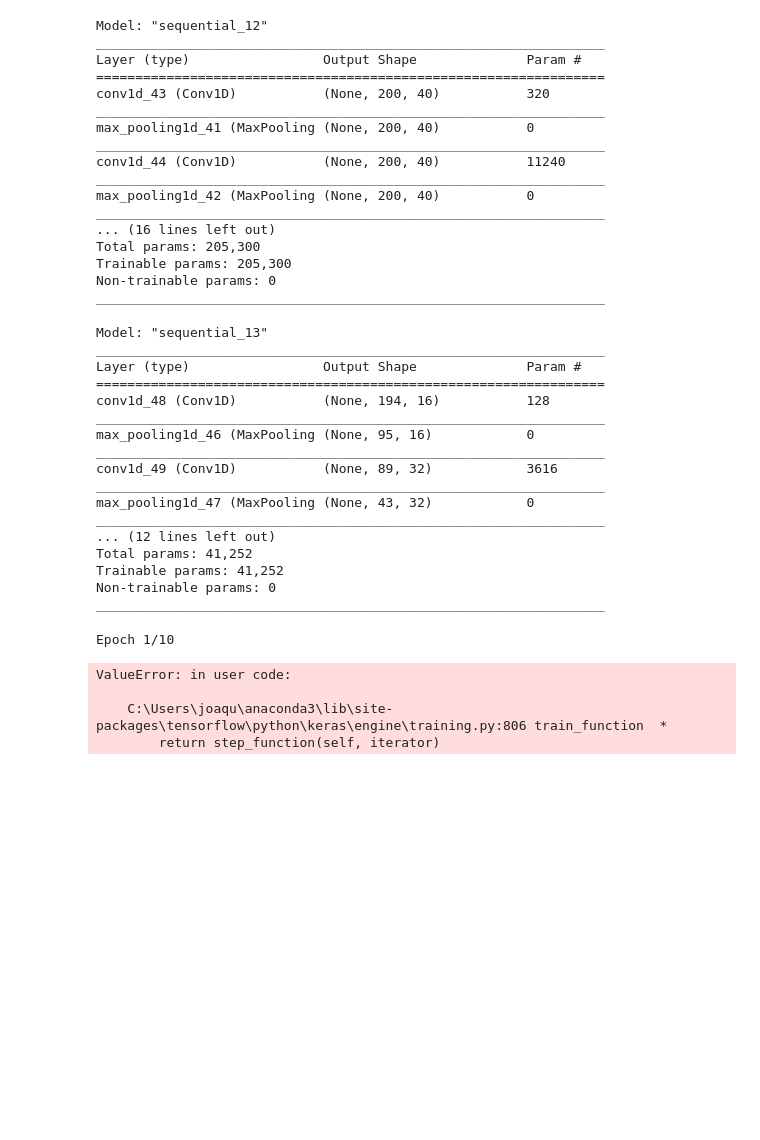
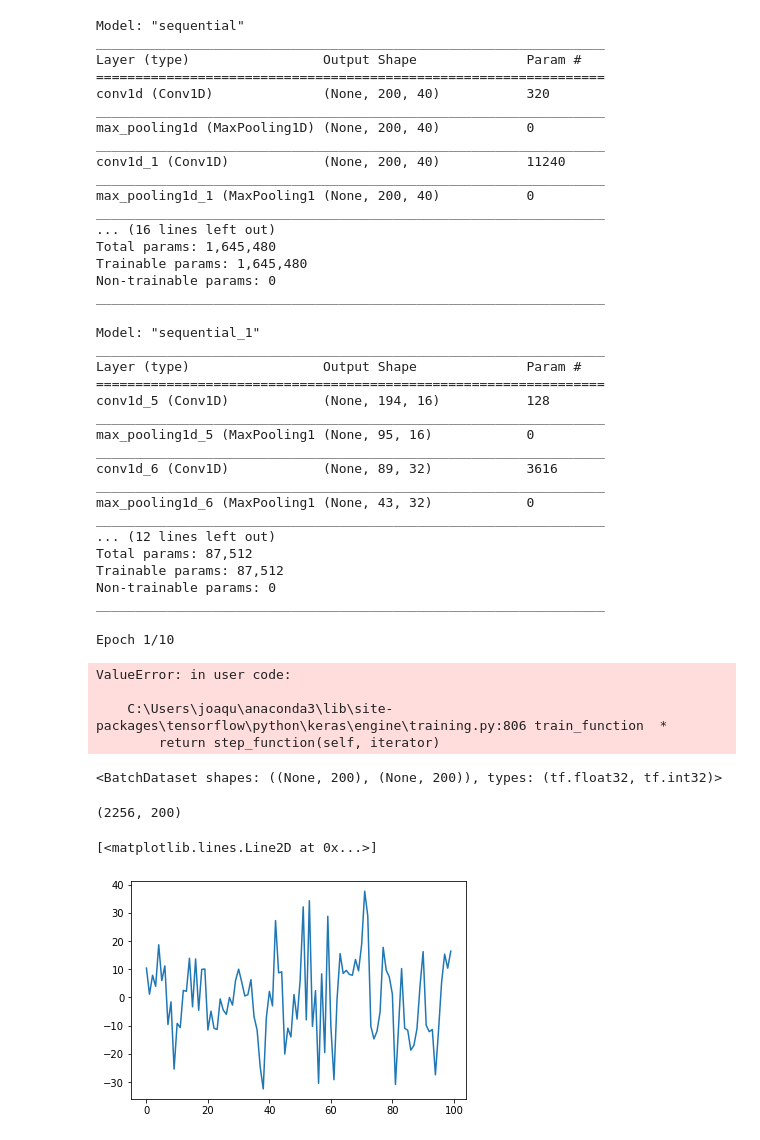
Before and after one commit to joaquin2c/EL4106-Proyecto-Localizacion-husos-sigma, a Jupyter notebook: Codigo_Spindles.ipynb, the cells around one changed output. Drawn from its saved outputs; the diff is of its cells as text; code cells hidden in the pictures; blank space fills up the shorter version.

```diff
--- a/Codigo_Spindles.ipynb
+++ b/Codigo_Spindles.ipynb
@@ -5,16 +5,16 @@ import tensorflow as tf
 
 #Cargamos los datos a trabajar
 
-x_train_pre=np.load("train_signals.npy")
-y_train_pre=np.load("train_marks.npy")
+x_train_pre=np.load("./data/train_signals.npy")
+y_train_pre=np.load("./data/train_marks.npy")
 trainLen=len(x_train_pre)
 
-x_val_pre=np.load("val_signals.npy")
-y_val_pre=np.load("val_marks.npy")
+x_val_pre=np.load("./data/val_signals.npy")
+y_val_pre=np.load("./data/val_marks.npy")
 valLen=len(x_val_pre)
 
-x_test_pre=np.load("test_signals.npy")
-y_test_pre=np.load("test_marks.npy")
+x_test_pre=np.load("./data/test_signals.npy")
+y_test_pre=np.load("./data/test_marks.npy")
 testLen=len(x_test_pre)
 
 #Creamos una funcion que muestree a un ratio deseado
@@ -30,7 +30,7 @@ def sampling(signals,samples,lenght,rate):
 
 #Obtenemos los nuevos resultados de nuestras señales a trabajar
 
-x_train=sampling(x_train_pre,trainLen,800,4)
+x_train=sampling(x_train_pre,trainLen,800,8)
 x_val=sampling(x_val_pre,valLen,800,4)
 x_test=sampling(x_test_pre,testLen,800,4)
 
@@ -64,6 +64,8 @@ test_dataset = tf.data.Dataset.from_tensor_slices(
 
 val_dataset = tf.data.Dataset.from_tensor_slices(
     (x_val, y_val)).shuffle(buffer_size=1024).batch(BATCH_SIZE)
+
+time=np.arange(0,800,4)
 # %%
 #Modelo Paper
 
@@ -86,27 +88,27 @@ model.add(tf.keras.layers.MaxPool1D(pool_size=5,strides=1,padding="same"))
 
 model.add(tf.keras.layers.Flatten())
 
-model.add(tf.keras.layers.Dense(20, activation='softmax'))
+model.add(tf.keras.layers.Dense(200, activation='softmax'))
 
 model.compile(loss='sparse_categorical_crossentropy',optimizer="adam",  metrics=['accuracy'])
 
 model.summary()
 # %% [output]
-Model: "sequential_12"
+Model: "sequential"
 _________________________________________________________________
 Layer (type)                 Output Shape              Param #
 =================================================================
-conv1d_43 (Conv1D)           (None, 200, 40)           320
+conv1d (Conv1D)              (None, 200, 40)           320
 _________________________________________________________________
-max_pooling1d_41 (MaxPooling (None, 200, 40)           0
+max_pooling1d (MaxPooling1D) (None, 200, 40)           0
 _________________________________________________________________
-conv1d_44 (Conv1D)           (None, 200, 40)           11240
+conv1d_1 (Conv1D)            (None, 200, 40)           11240
 _________________________________________________________________
-max_pooling1d_42 (MaxPooling (None, 200, 40)           0
+max_pooling1d_1 (MaxPooling1 (None, 200, 40)           0
 _________________________________________________________________
 ... (16 lines left out)
-Total params: 205,300
-Trainable params: 205,300
+Total params: 1,645,480
+Trainable params: 1,645,480
 Non-trainable params: 0
 _________________________________________________________________
 # %%
@@ -128,7 +130,7 @@ model2.add(tf.keras.layers.MaxPool1D(pool_size=5,strides=2))
 
 model2.add(tf.keras.layers.Flatten())
 
-model2.add(tf.keras.layers.Dense(20, activation='softmax'))
+model2.add(tf.keras.layers.Dense(200, activation='softmax'))
 
 model2.build(input_shape=(None,200,1))
 
@@ -136,21 +138,21 @@ model2.compile(loss='sparse_categorical_crossentropy',optimizer="adam",  metrics
 
 model2.summary()
 # %% [output]
-Model: "sequential_13"
+Model: "sequential_1"
 _________________________________________________________________
 Layer (type)                 Output Shape              Param #
 =================================================================
-conv1d_48 (Conv1D)           (None, 194, 16)           128
+conv1d_5 (Conv1D)            (None, 194, 16)           128
 _________________________________________________________________
-max_pooling1d_46 (MaxPooling (None, 95, 16)            0
+max_pooling1d_5 (MaxPooling1 (None, 95, 16)            0
 _________________________________________________________________
-conv1d_49 (Conv1D)           (None, 89, 32)            3616
+conv1d_6 (Conv1D)            (None, 89, 32)            3616
 _________________________________________________________________
-max_pooling1d_47 (MaxPooling (None, 43, 32)            0
+max_pooling1d_6 (MaxPooling1 (None, 43, 32)            0
 _________________________________________________________________
 ... (12 lines left out)
-Total params: 41,252
-Trainable params: 41,252
+Total params: 87,512
+Trainable params: 87,512
 Non-trainable params: 0
 _________________________________________________________________
 # %%
@@ -170,3 +172,16 @@ ValueError: in user code:
 
     C:\Users\joaqu\anaconda3\lib\site-packages\tensorflow\python\keras\engine\training.py:806 train_function  *
         return step_function(self, iterator)
+# %%
+training_dataset
+# %% [output]
+<BatchDataset shapes: ((None, 200), (None, 200)), types: (tf.float32, tf.int32)>
+# %%
+x_test.shape
+# %% [output]
+(2256, 200)
+# %%
+plt.plot(x_train[0])
+# %% [output]
+[<matplotlib.lines.Line2D at 0x...>]
+[figure, added]
```
Also changed, not shown: parts of 2 cells of this notebook, 2 other files.
